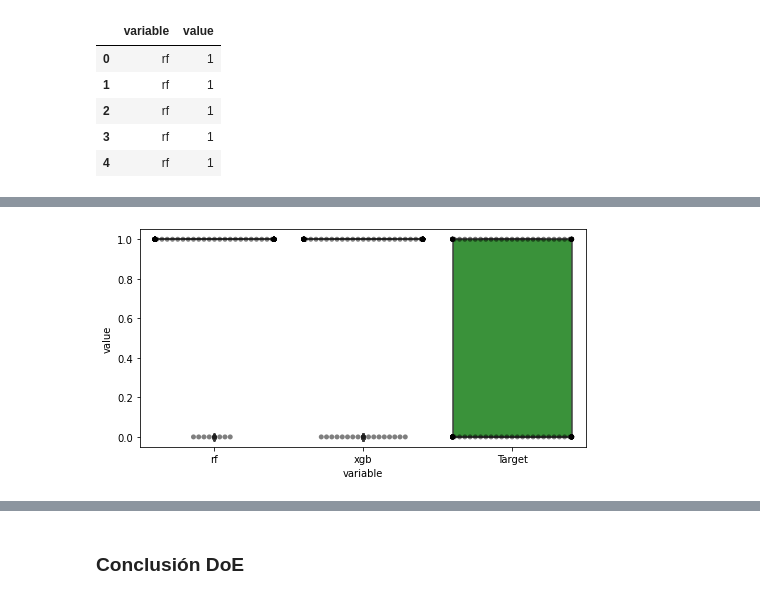
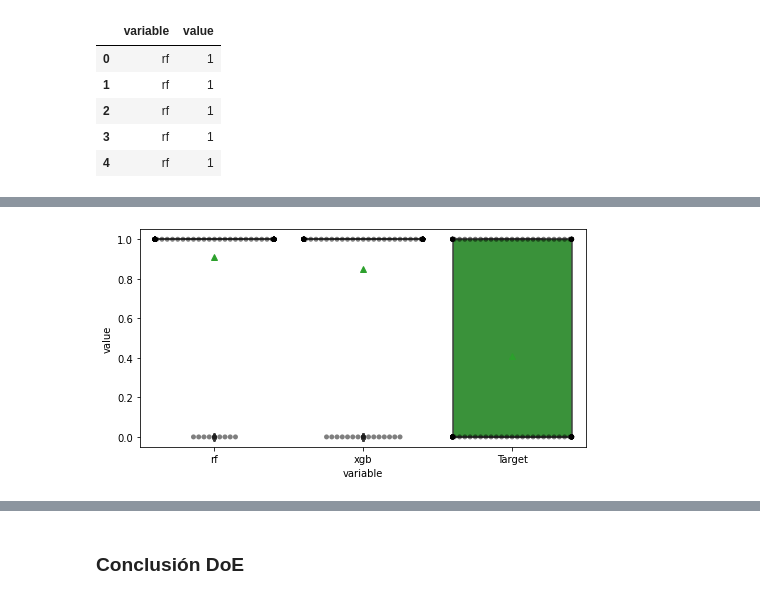
Before and after one commit to MaLuisa7/Machine_Learning_Lessons, a Jupyter notebook: stock_price_prediction_ML_20230312.ipynb, the cells around one changed output, grey strips where cells are left out. Cells and saved outputs as stored; diff of their text form; code cells hidden in the pictures.

```diff
--- a/stock_price_prediction_ML_20230312.ipynb
+++ b/stock_price_prediction_ML_20230312.ipynb
@@ -502,6 +449,6 @@ predicciones2.head()
 # %%
 fig, ax = plt.subplots(1, 1, figsize=(8, 4))
-sns.boxplot(x="variable", y="value", data=predicciones2, ax=ax)
+sns.boxplot(x="variable", y="value", data=predicciones2, ax=ax, showmeans = True)
 sns.swarmplot(x="variable", y="value", data=predicciones2, color='black', alpha = 0.5, ax=ax);
 # %% [output]
-[figure, old version]
+[figure, new version]
```
Also changed, not shown: parts of 28 cells of this notebook.
